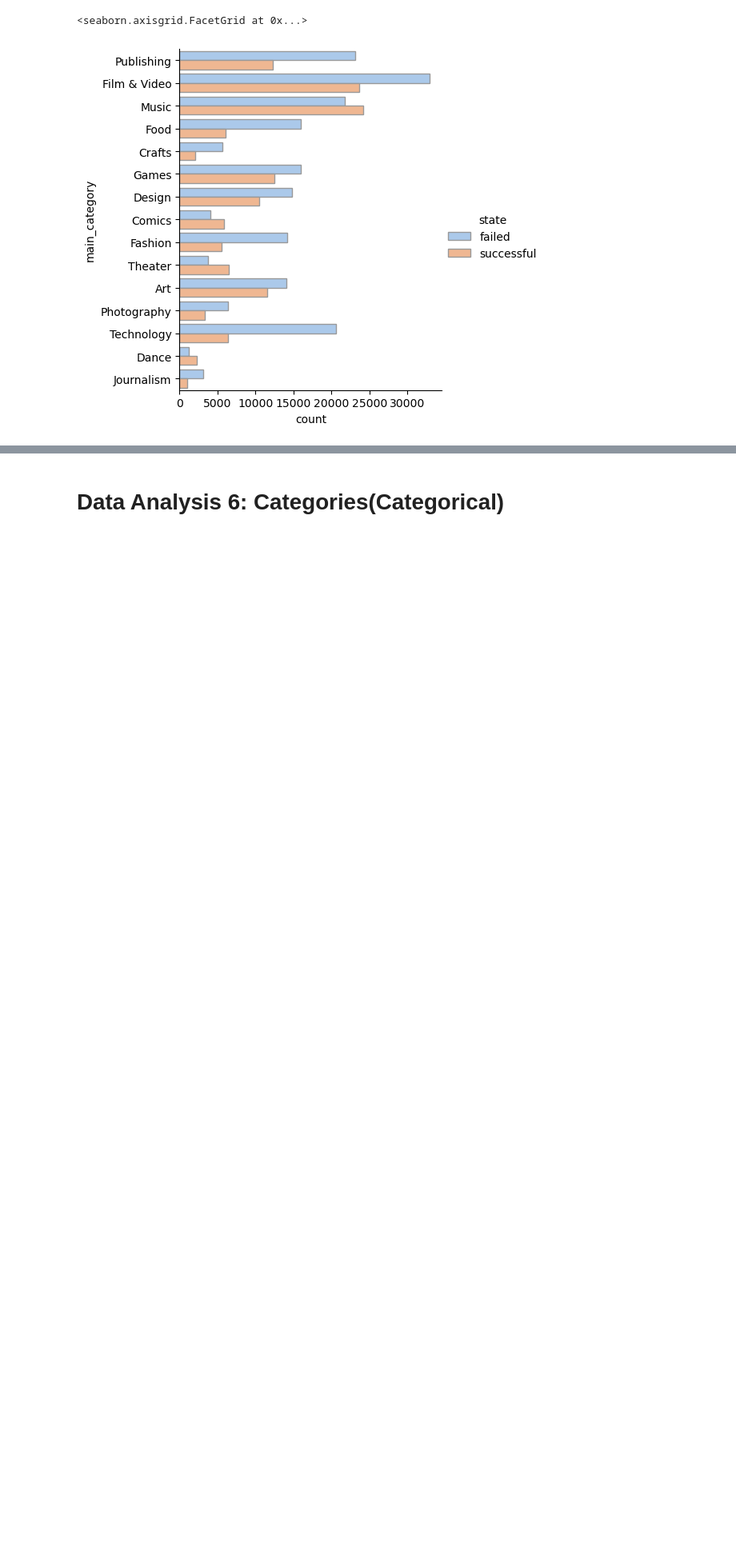
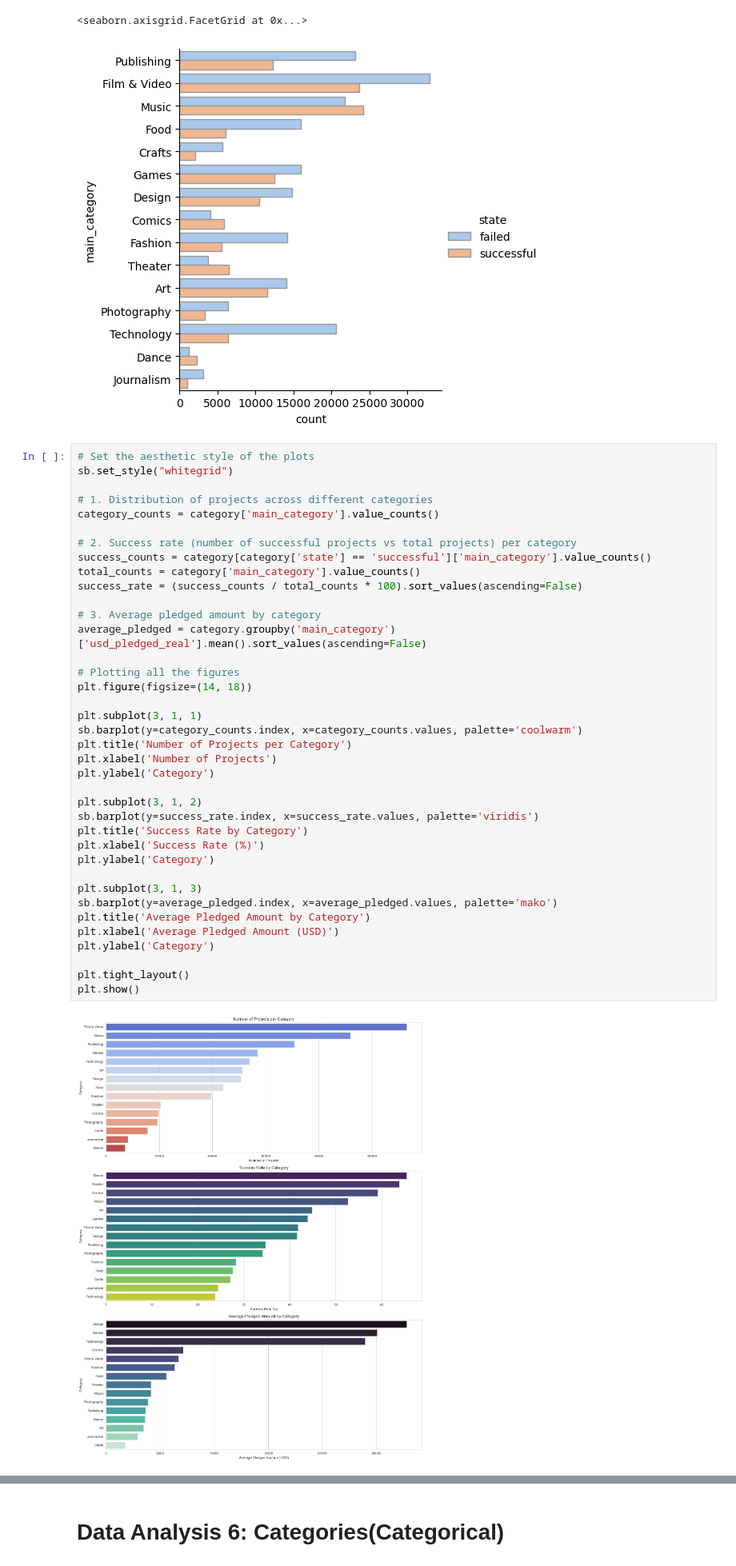
Before and after one commit to yongcake/SC1015-Project, a Jupyter notebook: Kickstarter Project Prediction.ipynb, the cells around one changed output, grey strips where cells are left out. Shown at 80% size. Saved outputs shown, nothing was run; the diff lists cells and outputs as text; blank space fills up the shorter version.

```diff
--- a/Kickstarter Project Prediction.ipynb
+++ b/Kickstarter Project Prediction.ipynb
@@ -489,3 +489,43 @@ sb.catplot(data=category, y="main_category", hue="state", kind="count",palette="
 # %% [output]
 <seaborn.axisgrid.FacetGrid at 0x...>
 [figure]
+# %%
+# Set the aesthetic style of the plots
+sb.set_style("whitegrid")
+
+# 1. Distribution of projects across different categories
+category_counts = category['main_category'].value_counts()
+
+# 2. Success rate (number of successful projects vs total projects) per category
+success_counts = category[category['state'] == 'successful']['main_category'].value_counts()
+total_counts = category['main_category'].value_counts()
+success_rate = (success_counts / total_counts * 100).sort_values(ascending=False)
+
+# 3. Average pledged amount by category
+average_pledged = category.groupby('main_category')['usd_pledged_real'].mean().sort_values(ascending=False)
+
+# Plotting all the figures
+plt.figure(figsize=(14, 18))
+
+plt.subplot(3, 1, 1)
+sb.barplot(y=category_counts.index, x=category_counts.values, palette='coolwarm')
+plt.title('Number of Projects per Category')
+plt.xlabel('Number of Projects')
+plt.ylabel('Category')
+
+plt.subplot(3, 1, 2)
+sb.barplot(y=success_rate.index, x=success_rate.values, palette='viridis')
+plt.title('Success Rate by Category')
+plt.xlabel('Success Rate (%)')
+plt.ylabel('Category')
+
+plt.subplot(3, 1, 3)
+sb.barplot(y=average_pledged.index, x=average_pledged.values, palette='mako')
+plt.title('Average Pledged Amount by Category')
+plt.xlabel('Average Pledged Amount (USD)')
+plt.ylabel('Category')
+
+plt.tight_layout()
+plt.show()
+# %% [output]
+[figure, added]
```
Also changed, not shown: parts of 21 cells of this notebook.
